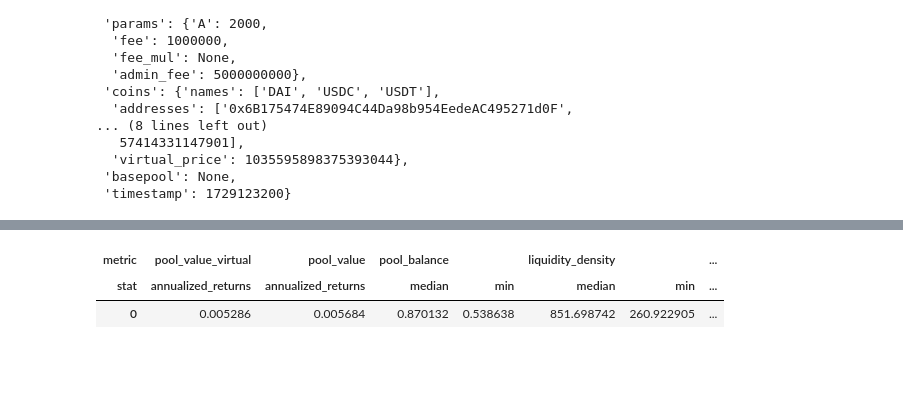
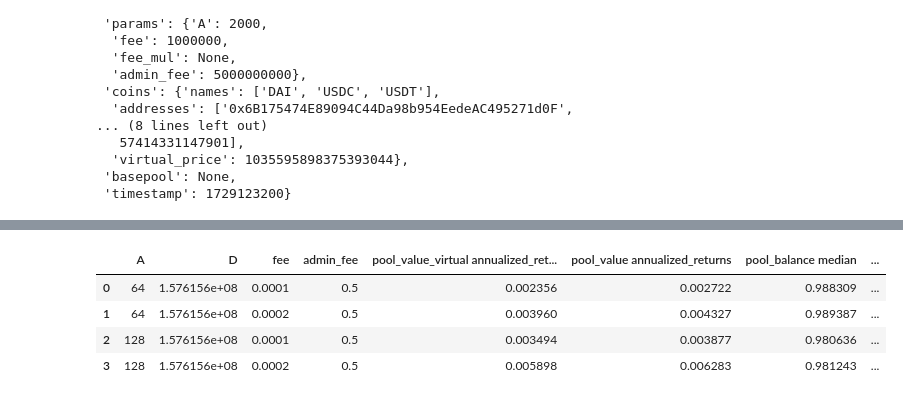
Before and after one commit to FrancescoMangia/curvesim, a Jupyter notebook: notebooks/sim_metrics_demo.ipynb, the cells around one changed output, grey strips where cells are left out. Drawn from its saved outputs; the diff is of its cells as text; code cells hidden in the pictures; blank space fills up the shorter version.

```diff
--- a/notebooks/sim_metrics_demo.ipynb
+++ b/notebooks/sim_metrics_demo.ipynb
@@ -26,4 +26,9 @@ pool.metadata
  'basepool': None,
  'timestamp': 1729123200}
 # %%
-results = curvesim.autosim("0xbEbc44782C7dB0a1A60Cb6fe97d0b483032FF1C7",A=[100, 1000], fee=[3000000, 4000000])
+# A_params = [64, 90, 128, 181, 256, 362, 512, 724, 1024, 2048, 4096, 8192]
+# fee_params = [1000000, 2000000, 3000000, 4000000]
+A_params = [64,128]
+fee_params = [1000000, 2000000]
+
+results = curvesim.autosim("0xbEbc44782C7dB0a1A60Cb6fe97d0b483032FF1C7", A=A_params, fee=fee_params)
@@ -48,9 +51,11 @@ Resampling to: <Hour>
 # %%
-results.summary()
+results.summary(full=True)
 # %% [output]
-| metric | pool_value_virtual | pool_value | pool_balance |  | liquidity_density |  | ... |
-| stat | annualized_returns | annualized_returns | median | min | median | min | ... |
-| 0 | 0.005286 | 0.005684 | 0.870132 | 0.538638 | 851.698742 | 260.922905 | ... |
+|  | A | D | fee | admin_fee | pool_value_virtual annualized_ret... | pool_value annualized_returns | pool_balance median | ... |
+| 0 | 64 | 1.576156e+08 | 0.0001 | 0.5 | 0.002356 | 0.002722 | 0.988309 | ... |
+| 1 | 64 | 1.576156e+08 | 0.0002 | 0.5 | 0.003960 | 0.004327 | 0.989387 | ... |
+| 2 | 128 | 1.576156e+08 | 0.0001 | 0.5 | 0.003494 | 0.003877 | 0.980636 | ... |
+| 3 | 128 | 1.576156e+08 | 0.0002 | 0.5 | 0.005898 | 0.006283 | 0.981243 | ... |
 # %%
 chart = results.plot(save_as="chart.html")  # open chart.html in your browser
 # %%
```
Also changed, not shown: parts of 2 cells of this notebook.
